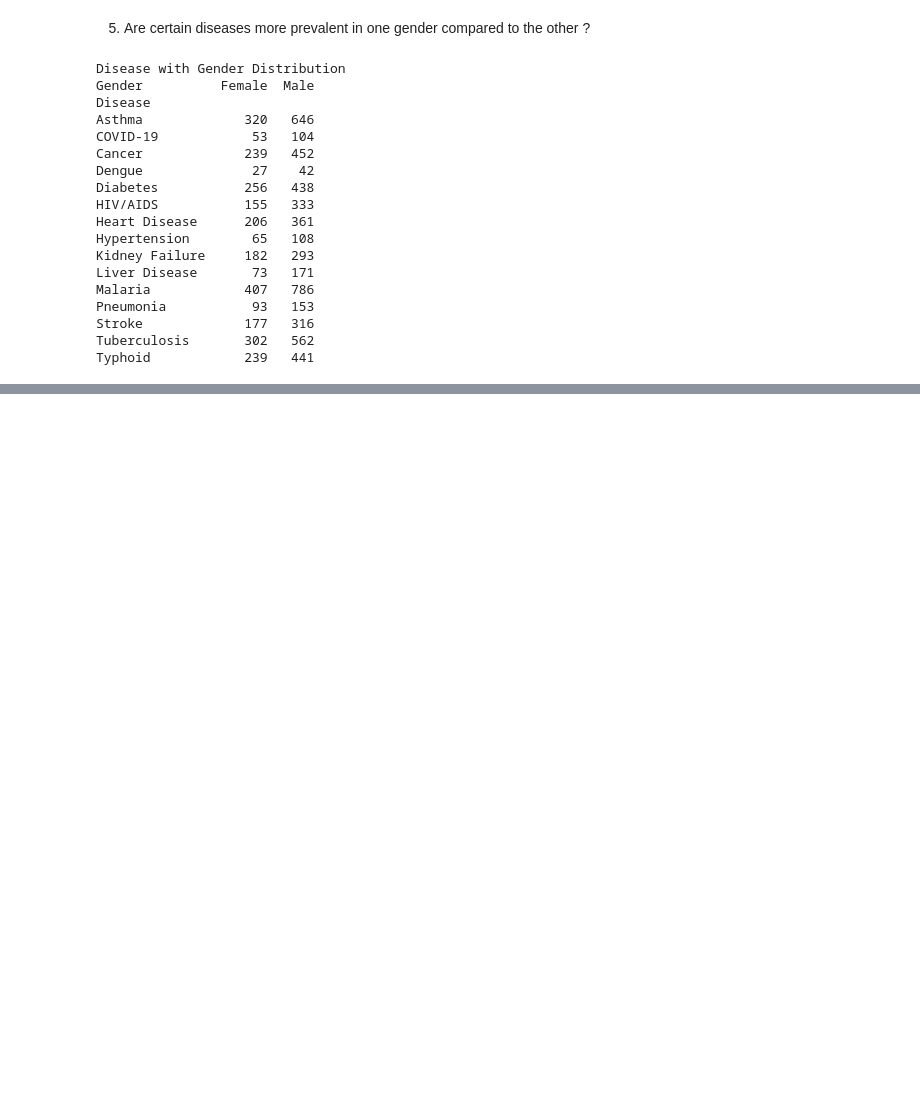
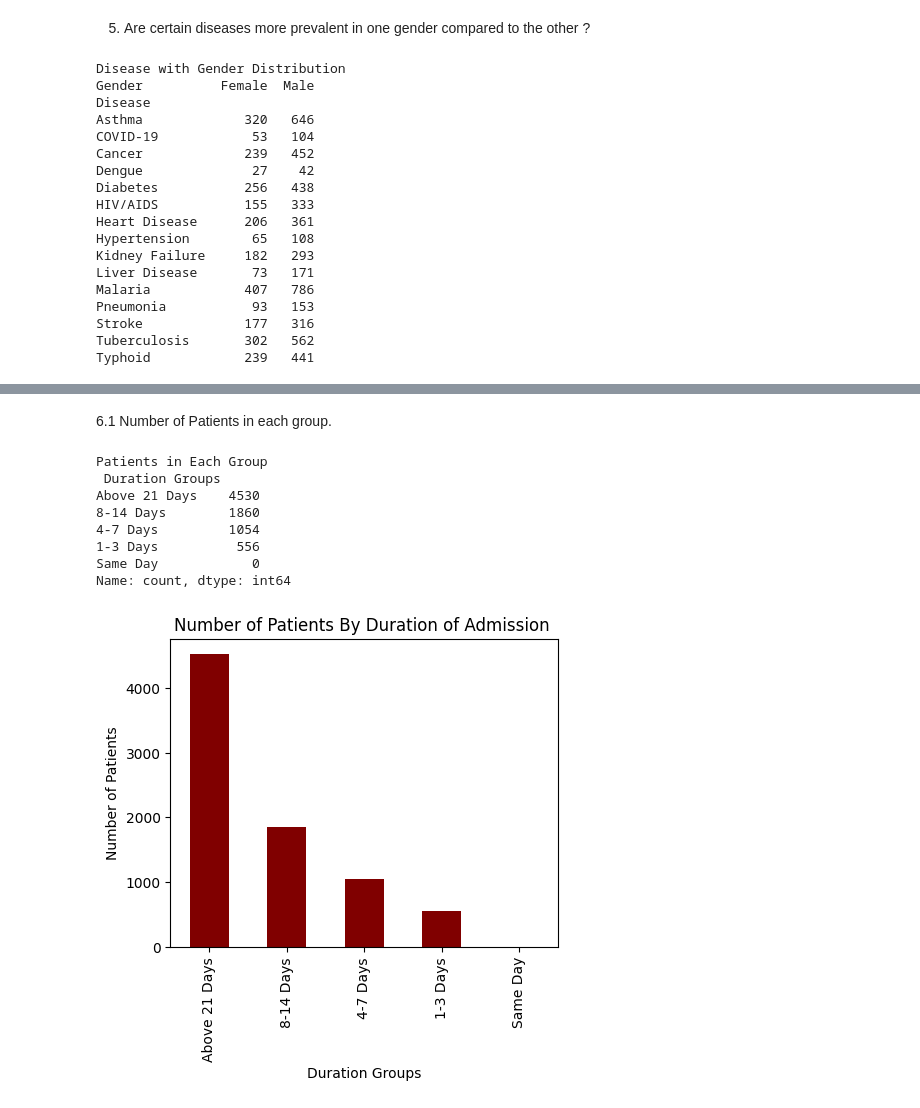
Before and after one commit to usamasadiq21/Health_Care-Data_Analysis, a Jupyter notebook: Health-Care Analysis.ipynb, the cells around one changed output, grey strips where cells are left out. Drawn from its saved outputs; the diff is of its cells as text; code cells hidden in the pictures; blank space fills up the shorter version.

```diff
--- a/Health-Care Analysis.ipynb
+++ b/Health-Care Analysis.ipynb
@@ -172,0 +181,9 @@ Typhoid            239   441
+# %%
+# 1. Convert "Admission Date" and "Discharge Date" to a proper date time format other than strings.
+data['Admission Date'] = pd.to_datetime(data['Admission Date'])
+data['Discharge Date'] = pd.to_datetime(data['Discharge Date'])
+
+# 2. Creating new column "Duration of Stay" and calculate difference b/w Discharge and Admission date to find duration.
+data['Duration_of_Stay'] = (data['Discharge Date'] - data['Admission Date']).dt.days
+
+data[['Admission Date', 'Discharge Date', 'Duration_of_Stay']].head()
@@ -172,0 +197,7 @@ Typhoid            239   441
+# %%
+# 3. Creating bins and labels.
+bins = [-1, 0, 3,7,14, float('inf')]
+duration_label = ["Same Day", "1-3 Days", "4-7 Days", "8-14 Days", "Above 21 Days"]
+data['Duration Groups'] = pd.cut(data['Duration_of_Stay'], bins = bins, labels = duration_label, right= False)
+
+data[['Admission Date', 'Discharge Date', 'Duration_of_Stay', 'Duration Groups']].head()
@@ -172,0 +211,24 @@ Typhoid            239   441
+# %% [markdown]
+6.1 Number of Patients in each group.
+# %%
+total_patient_in_group = data['Duration Groups'].value_counts()
+
+print(f'Patients in Each Group\n {total_patient_in_group}')
+
+# Chart Visualization
+plt.figure(figsize= (5,4))
+
+total_patient_in_group.plot(kind='bar', color=['maroon'])
+plt.title('Number of Patients By Duration of Admission ')
+plt.ylabel('Number of Patients')
+plt.show()
+# %% [output]
+Patients in Each Group
+ Duration Groups
+Above 21 Days    4530
+8-14 Days        1860
+4-7 Days         1054
+1-3 Days          556
+Same Day            0
+Name: count, dtype: int64
+[figure, added]
```
Also changed, not shown: parts of 14 cells of this notebook.
